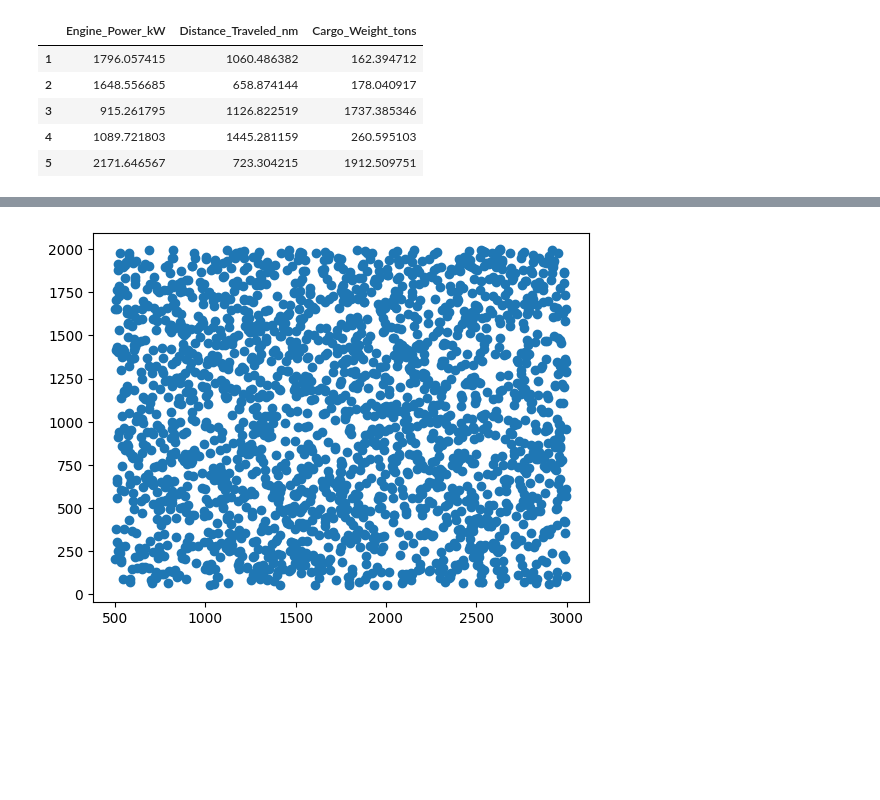
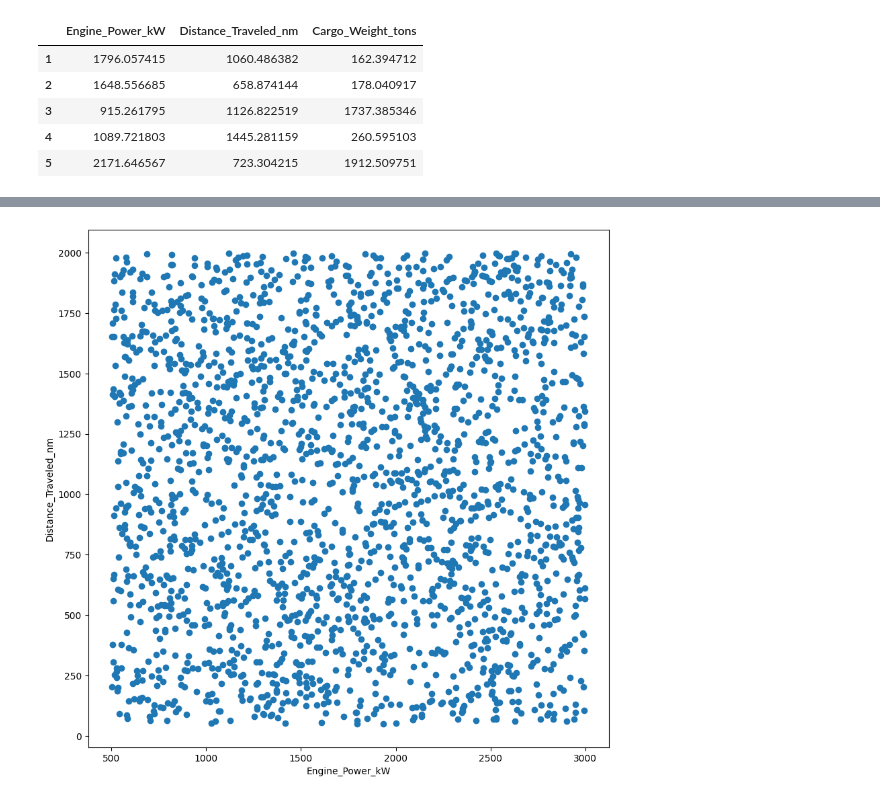
Before and after one commit to Jenloke/ML-K-Means-Clustering, a Jupyter notebook: main.ipynb, the cells around one changed output, grey strips where cells are left out. Cells and saved outputs as stored; diff of their text form; code cells hidden in the pictures; blank space fills up the shorter version.

```diff
--- a/main.ipynb
+++ b/main.ipynb
@@ -114,9 +116,11 @@ plt.show()
 # %%
-fig, ax = plt.subplots()
+fig, ax = plt.subplots(figsize=(10, 10))
 ax.scatter(newdf[feature1], df[feature2])
+ax.set_xlabel(feature1)
+ax.set_ylabel(feature2)
 plt.show()
 # %% [output]
-[figure, old version]
+[figure, new version]
 # %%
 centroid = [newdf[feature1].mean(), newdf[feature2].mean()]
 # print(centroid1)
```
Also changed, not shown: parts of 5 cells of this notebook.
